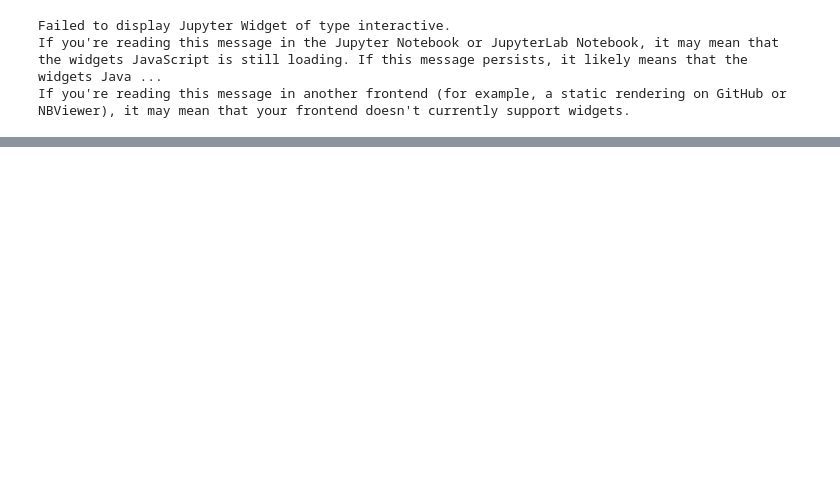
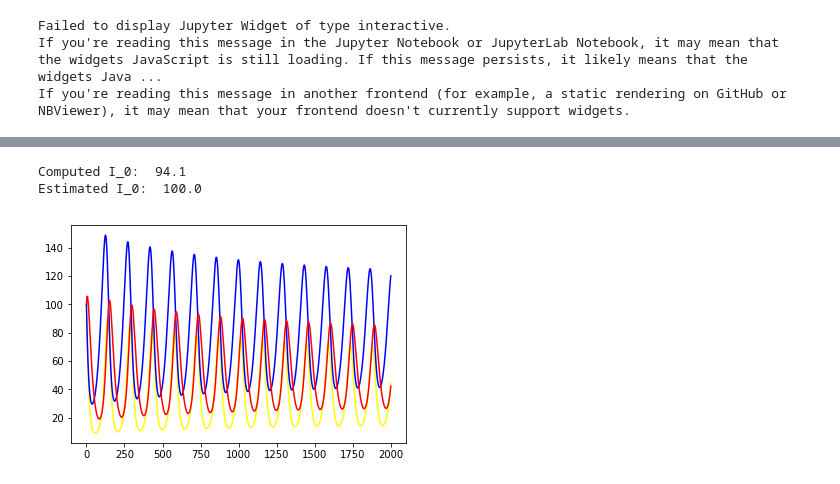
Before and after one commit to Autopawn/cc4preys, a Jupyter notebook: AgentBased.ipynb, the cells around one changed output, grey strips where cells are left out. Cells and saved outputs as stored; diff of their text form; code cells hidden in the pictures; blank space fills up the shorter version.

Commit message:
Pseudo-continuos model.

```diff
--- a/AgentBased.ipynb
+++ b/AgentBased.ipynb
@@ -24,12 +39,14 @@ params = {
 # %%
-model = ab.AgentModel(size=100,n_hares=100,n_lynxs=100,prs=params)
+model = ab.AgentModel(size=size,n_hares=100,n_lynxs=100,prs=params)
 hares = []
 lynxs = []
+inters = []
 for t in range(1000):
     hares.append(model.hares.copy())
     lynxs.append(model.lynxs.copy())
     sys.stdout.write("\r%5d %5d %5d"%(t,np.sum(hares[-1]),np.sum(lynxs[-1])))
     sys.stdout.flush()
     res = model.step()
+    inters.append(model.n_interactions)
     if not res: break
 # %% [output]
@@ -66,0 +257,31 @@ plt.show()
+# %%
+ha = [100]
+ly = [100]
+
+# Compute initial il:
+init_ils = []
+for k in range(30):
+    model = ab.AgentModel(size=size,n_hares=ha[-1],n_lynxs=ly[-1],prs=params)
+    model.step()
+    init_ils.append(model.n_interactions)
+computed_il = np.mean(init_ils)
+estimated_il = 25*ha[-1]*ly[-1]/size**2
+print("Computed I_0: ",computed_il)
+print("Estimated I_0: ",estimated_il)
+il = [estimated_il]
+# Euler's method:
+for i in range(2000):
+    dha = polyeval(ha[-1],ly[-1],il[-1],dha_coefs)
+    dly = polyeval(ha[-1],ly[-1],il[-1],dly_coefs)
+    dil = polyeval(ha[-1],ly[-1],il[-1],dil_coefs)
+    ha.append(ha[-1]+dha)
+    ly.append(ly[-1]+dly)
+    il.append(il[-1]+dil)
+# Graph:
+plt.plot(il,color="yellow")
+plt.plot(ha,color="blue")
+plt.plot(ly,color="red");
+# %% [output]
+Computed I_0:  94.1
+Estimated I_0:  100.0
+[figure, added]
```
Also changed, not shown: parts of 14 cells of this notebook, 13 other files.
